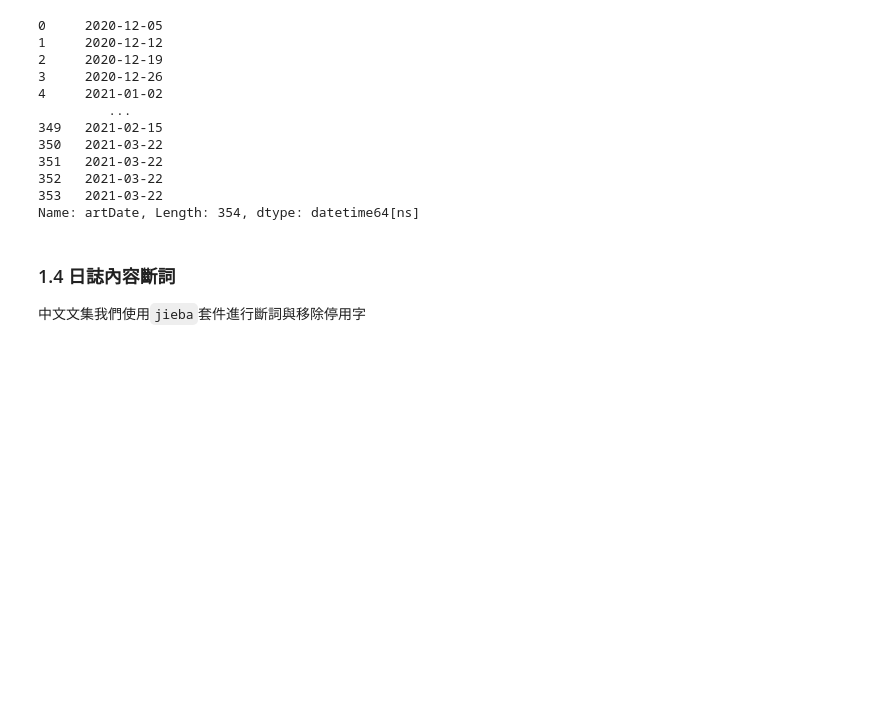
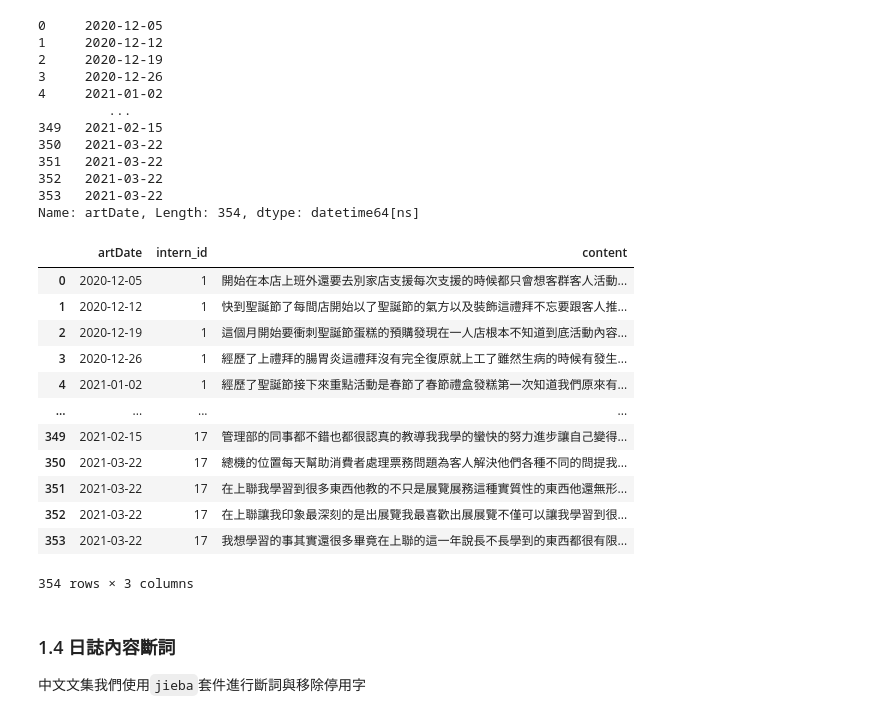
Before and after one commit to oraclekaia/social_media_analysis_mid-, a Jupyter notebook: ver1.ipynb, the cells around one changed output. Cells and saved outputs as stored; diff of their text form; code cells hidden in the pictures; blank space fills up the shorter version.

```diff
--- a/ver1.ipynb
+++ b/ver1.ipynb
@@ -162,6 +162,24 @@ MetaData['artDate']
 352   2021-03-22
 353   2021-03-22
 Name: artDate, Length: 354, dtype: datetime64[ns]
+# %%
+# 去掉year欄位
+MetaData=MetaData.drop('year', axis=1)
+MetaData
+# %% [output]
+|  | artDate | intern_id | content |
+| 0 | 2020-12-05 | 1 | 開始在本店上班外還要去別家店支援每次支援的時候都只會想客群客人活動... |
+| 1 | 2020-12-12 | 1 | 快到聖誕節了每間店開始以了聖誕節的氣方以及裝飾這禮拜不忘要跟客人推... |
+| 2 | 2020-12-19 | 1 | 這個月開始要衝刺聖誕節蛋糕的預購發現在一人店根本不知道到底活動內容... |
+| 3 | 2020-12-26 | 1 | 經歷了上禮拜的腸胃炎這禮拜沒有完全復原就上工了雖然生病的時候有發生... |
+| 4 | 2021-01-02 | 1 | 經歷了聖誕節接下來重點活動是春節了春節禮盒發糕第一次知道我們原來有... |
+| ... | ... | ... | ... |
+| 349 | 2021-02-15 | 17 | 管理部的同事都不錯也都很認真的教導我我學的蠻快的努力進步讓自己變得... |
+| 350 | 2021-03-22 | 17 | 總機的位置每天幫助消費者處理票務問題為客人解決他們各種不同的問提我... |
+| 351 | 2021-03-22 | 17 | 在上聯我學習到很多東西他教的不只是展覽展務這種實質性的東西他還無形... |
+| 352 | 2021-03-22 | 17 | 在上聯讓我印象最深刻的是出展覽我最喜歡出展展覽不僅可以讓我學習到很... |
+| 353 | 2021-03-22 | 17 | 我想學習的事其實還很多畢竟在上聯的這一年說長不長學到的東西都很有限... |
+354 rows × 3 columns
 # %% [markdown]
 ### 1.4 日誌內容斷詞
 中文文集我們使用`jieba`套件進行斷詞與移除停用字
```
Also changed, not shown: parts of 7 cells of this notebook, 3 other files.
